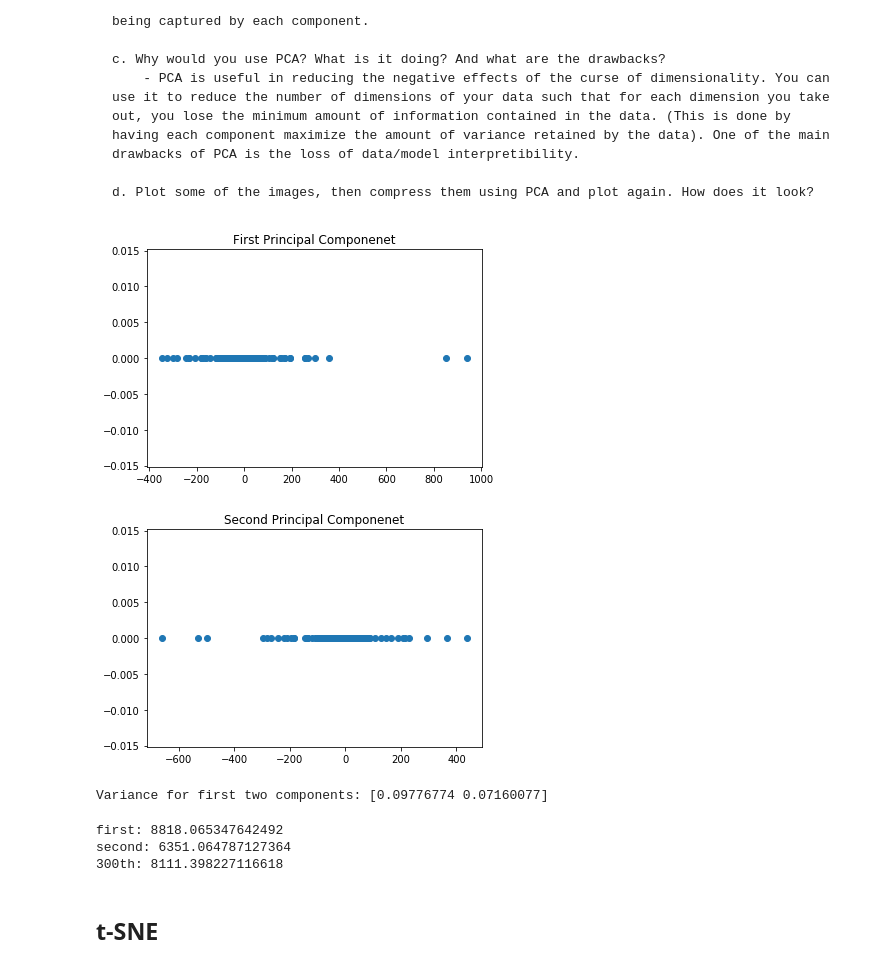
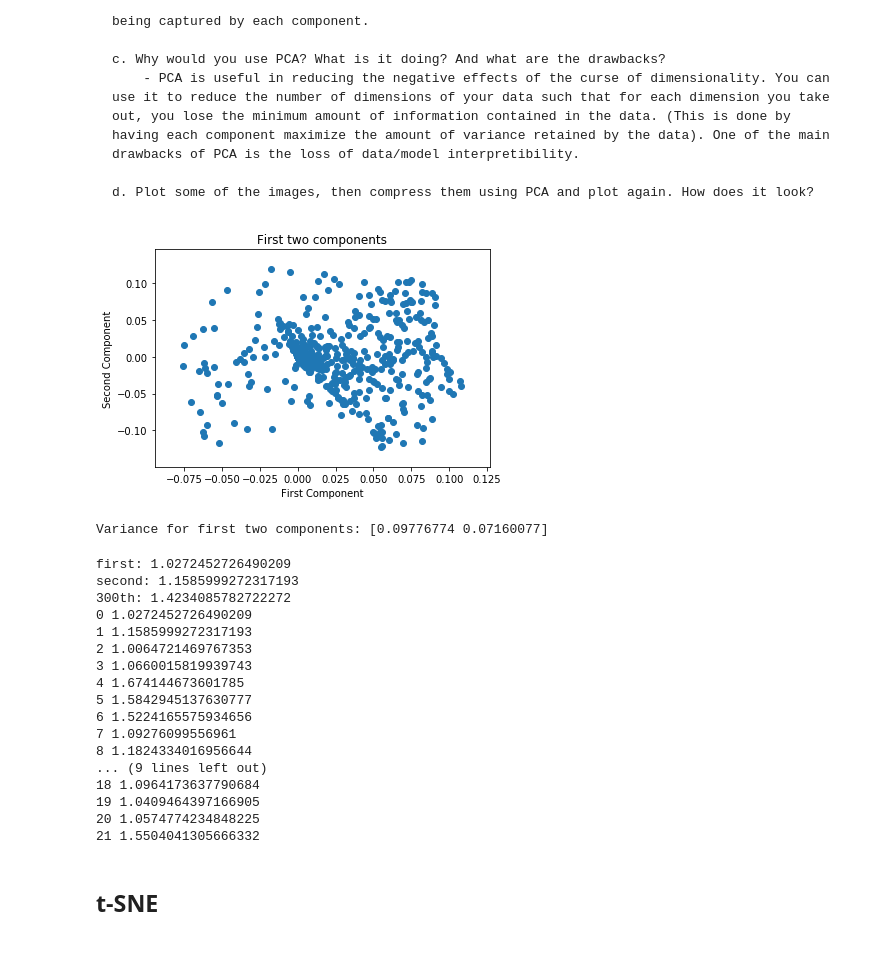
Before and after one commit to mjoehler94/BYU_Econ213R_Projects, a Jupyter notebook: Homeworks/Hw5/Hw5_DimReduction_and_Clustering.ipynb, the cells around one changed output. Saved outputs shown, nothing was run; the diff lists cells and outputs as text; code cells hidden in the pictures.

```diff
--- a/Homeworks/Hw5/Hw5_DimReduction_and_Clustering.ipynb
+++ b/Homeworks/Hw5/Hw5_DimReduction_and_Clustering.ipynb
@@ -68,3 +68,5 @@ plt.show()
 # %%
 # np.where(cum_ratio >= 0.95)[0]
 np.argmax(cum_ratio >= 0.95)
+# %%
+X_pca2 = pca.fit(train_img)
@@ -83,23 +89,48 @@ np.argmax(cum_ratio >= 0.95)
     d. Plot some of the images, then compress them using PCA and plot again. How does it look?
 # %%
 #plot first two prinipal components
-plt.scatter(X_pca[0],np.zeros(len(X_pca[0])))
-plt.title("First Principal Componenet")
-plt.show()
-plt.scatter(X_pca[1],np.zeros(len(X_pca[1])))
-plt.title("Second Principal Componenet")
+# plt.scatter(X_pca[0],np.zeros(len(X_pca[0])))
+# plt.title("First Principal Componenet")
+# plt.show()
+# plt.scatter(X_pca[1],np.zeros(len(X_pca[1])))
+# plt.title("Second Principal Componenet")
+# plt.show()
+#plot them vs each other
+plt.scatter(X_pca2.components_[0],X_pca2.components_[1])
+plt.title("First two components")
+plt.xlabel("First Component")
+plt.ylabel("Second Component")
 plt.show()
 
+
 print("Variance for first two components:",pca.explained_variance_ratio_[:2])
 # %% [output]
-[figure, old version]
+[figure, new version]
-[figure, removed]
 Variance for first two components: [0.09776774 0.07160077]
 # %%
 print("first:",np.var(X_pca[0]))
 print("second:",np.var(X_pca[1]))
 print("300th:",np.var(X_pca[299]))
+
+for i in range(X_pca.shape[0]):
+    print(i, np.var(X_pca[i]))
+    if(i >20):
+        break
 # %% [output]
-first: 8818.065347642492
-second: 6351.064787127364
-300th: 8111.398227116618
+first: 1.0272452726490209
+second: 1.1585999272317193
+300th: 1.4234085782722272
+0 1.0272452726490209
+1 1.1585999272317193
+2 1.0064721469767353
+3 1.0660015819939743
+4 1.674144673601785
+5 1.5842945137630777
+6 1.5224165575934656
+7 1.09276099556961
+8 1.1824334016956644
+... (9 lines left out)
+18 1.0964173637790684
+19 1.0409464397166905
+20 1.0574774234848225
+21 1.5504041305666332
```
Also changed, not shown: parts of 12 cells of this notebook.
